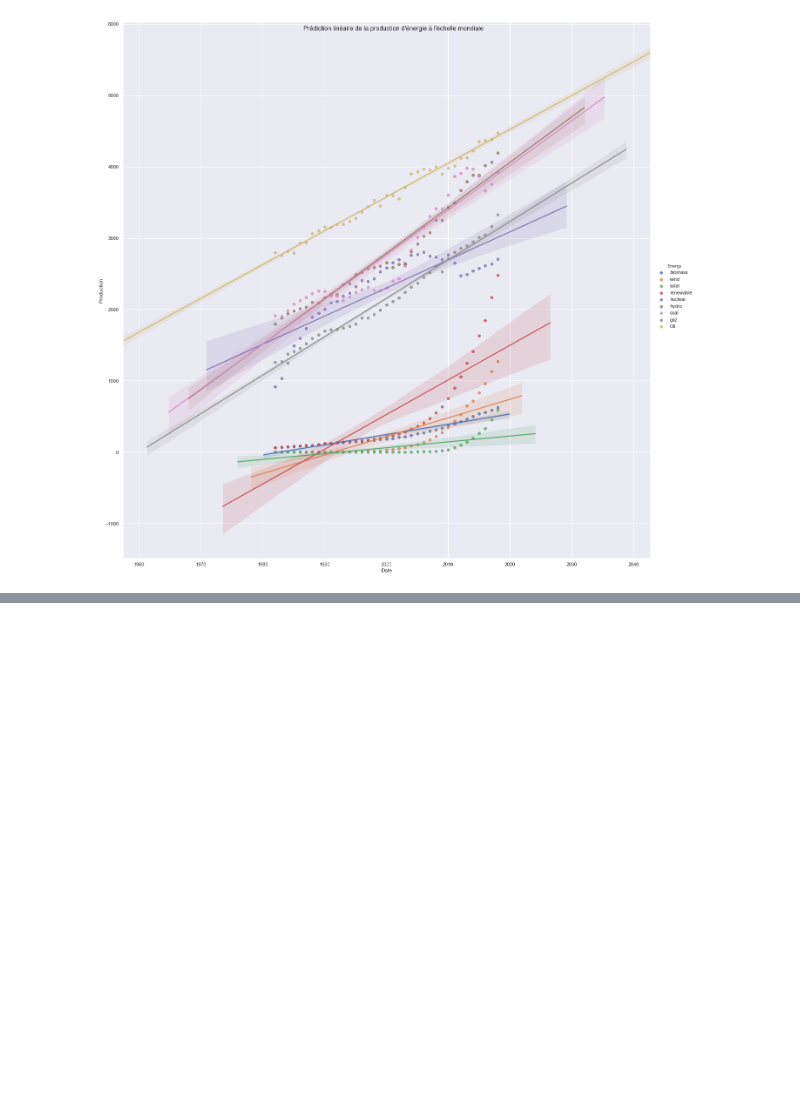
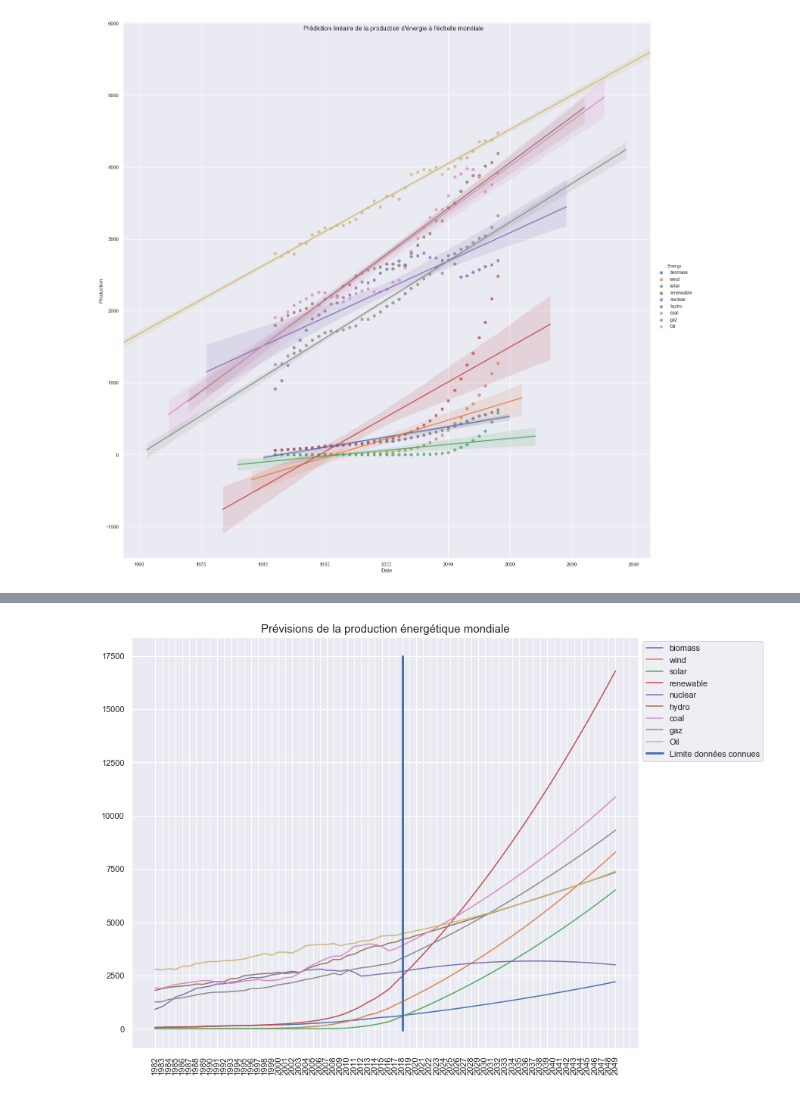
Before and after one commit to KevinFerin/HackatonMDI720, a Jupyter notebook: src/Hackathon.ipynb, the cells around one changed output, grey strips where cells are left out. Cells and saved outputs as stored; diff of their text form; code cells hidden in the pictures; blank space fills up the shorter version.

Commit message:
production selon les energies

```diff
--- a/src/Hackathon.ipynb
+++ b/src/Hackathon.ipynb
@@ -310,0 +332,13 @@ merged_data_cleaned
+# %%
+data = data_to_predict.copy()
+data = data.drop(["Country"], axis =1)
+
+for energy, feature in future.items() :
+    for i in range (len(X_test)) :
+        donnee = [energy]
+        colss = ["Energy"]
+        for cols in feature.keys() :
+            donnee+=[future[energy][cols][i]]
+            colss += [cols]
+        temp = pd.DataFrame(data =[donnee], index = [X_test[i]], columns =colss)
+        data = data.append(temp, sort = True)
@@ -310,0 +349,34 @@ merged_data_cleaned
+# %%
+from statsmodels.tsa.vector_ar.var_model import VAR
+
+X_test = [i for i in range (2019,2050)]
+productions = {}
+for energy in data.Energy.unique() :
+    temp = data[data.Energy==energy].drop(["Energy"], axis =1)
+    test = temp.loc[min(X_test):,:]
+    train = temp.dropna()
+    y_train,X_train = train["Production"], train.drop(["Production"], axis = 1)
+    X_test_ene = test.drop(["Production"], axis = 1)
+    history = [x for x in y_train]
+    predictions = list()
+    for t in range(len(X_test)):
+        model = ARIMA(history, order=(1,2,0))
+        model_fit = model.fit(disp=0)
+        output = model_fit.forecast()
+        yhat = output[0]
+        predictions.append(yhat[0])
+        history.append(yhat[0])
+    productions[energy]= history
+# %%
+
+plt.figure(figsize=(12,10))
+for energy in productions.keys() :
+    plt.plot(productions[energy], label =f"{energy}")
+
+plt.xticks(ticks = list(range(70)), labels=list(range(1982,2050)), rotation = 90)
+plt.plot([36,36],[-50,17500], 'b', label ="Limite données connues",  linewidth=3)
+plt.legend(bbox_to_anchor=(1,1))
+plt.title("Prévisions de la production énergétique mondiale", fontSize=15)
+plt.show()
+# %% [output]
+[figure, added]
```
Also changed, not shown: parts of 16 cells of this notebook, 3 other files.
